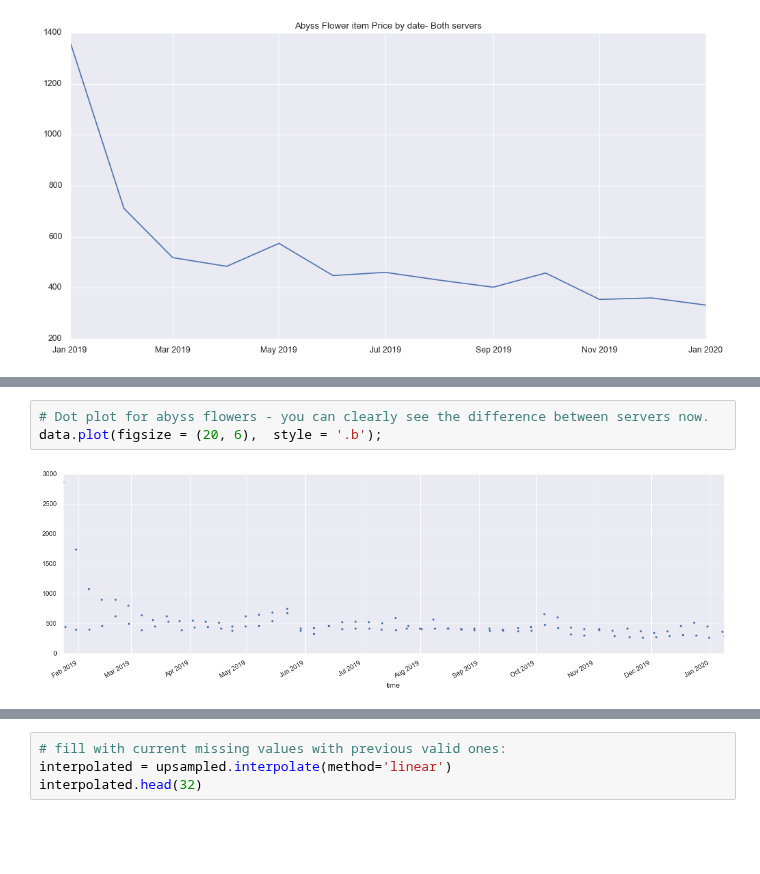
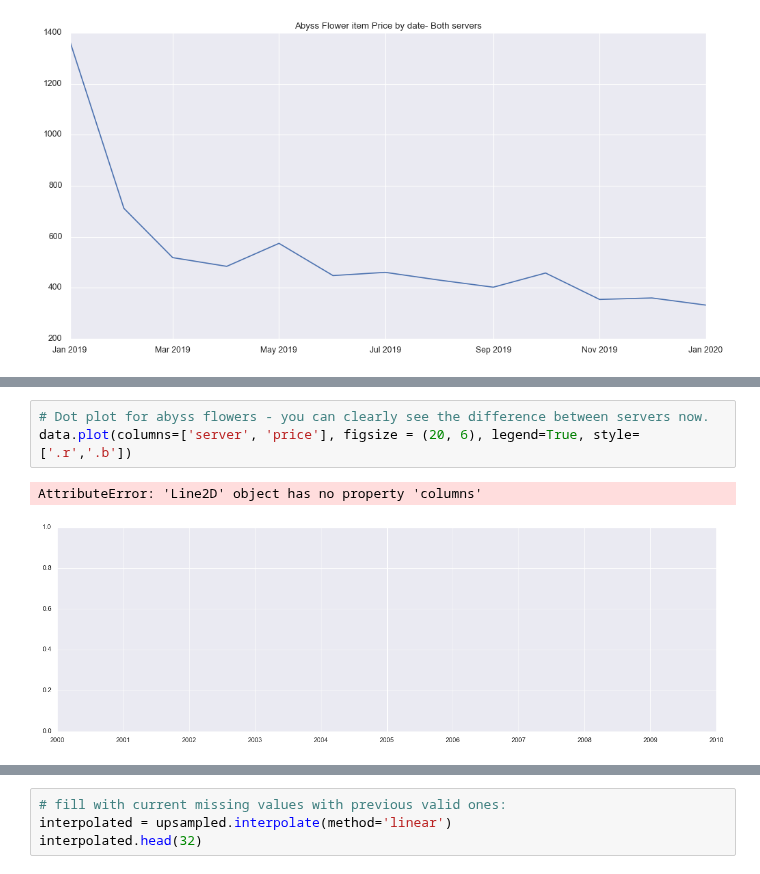
Before and after one commit to algakovic/ROMobile-MarketPrice-Timeseries-Analysis, a Jupyter notebook: romobile-timeseries-analysis.ipynb, the cells around one changed output, grey strips where cells are left out. Saved outputs shown, nothing was run; the diff lists cells and outputs as text; blank space fills up the shorter version.

```diff
--- a/romobile-timeseries-analysis.ipynb
+++ b/romobile-timeseries-analysis.ipynb
@@ -353,8 +368,9 @@ data.plot()
 # %%
 # Dot plot for abyss flowers - you can clearly see the difference between servers now.
-data.plot(figsize = (20, 6),  style = '.b');
+data.plot(columns=['server', 'price'], figsize = (20, 6), legend=True, style=['.r','.b'])
 # %% [output]
+AttributeError: 'Line2D' object has no property 'columns'
-[figure, old version]
+[figure, new version]
 # %%
 # # resample to daily: does not work - time series is irregular
 # upsampled = data.resample('').asfreq()
```
Also changed, not shown: parts of 5 cells of this notebook, 2 other files.
